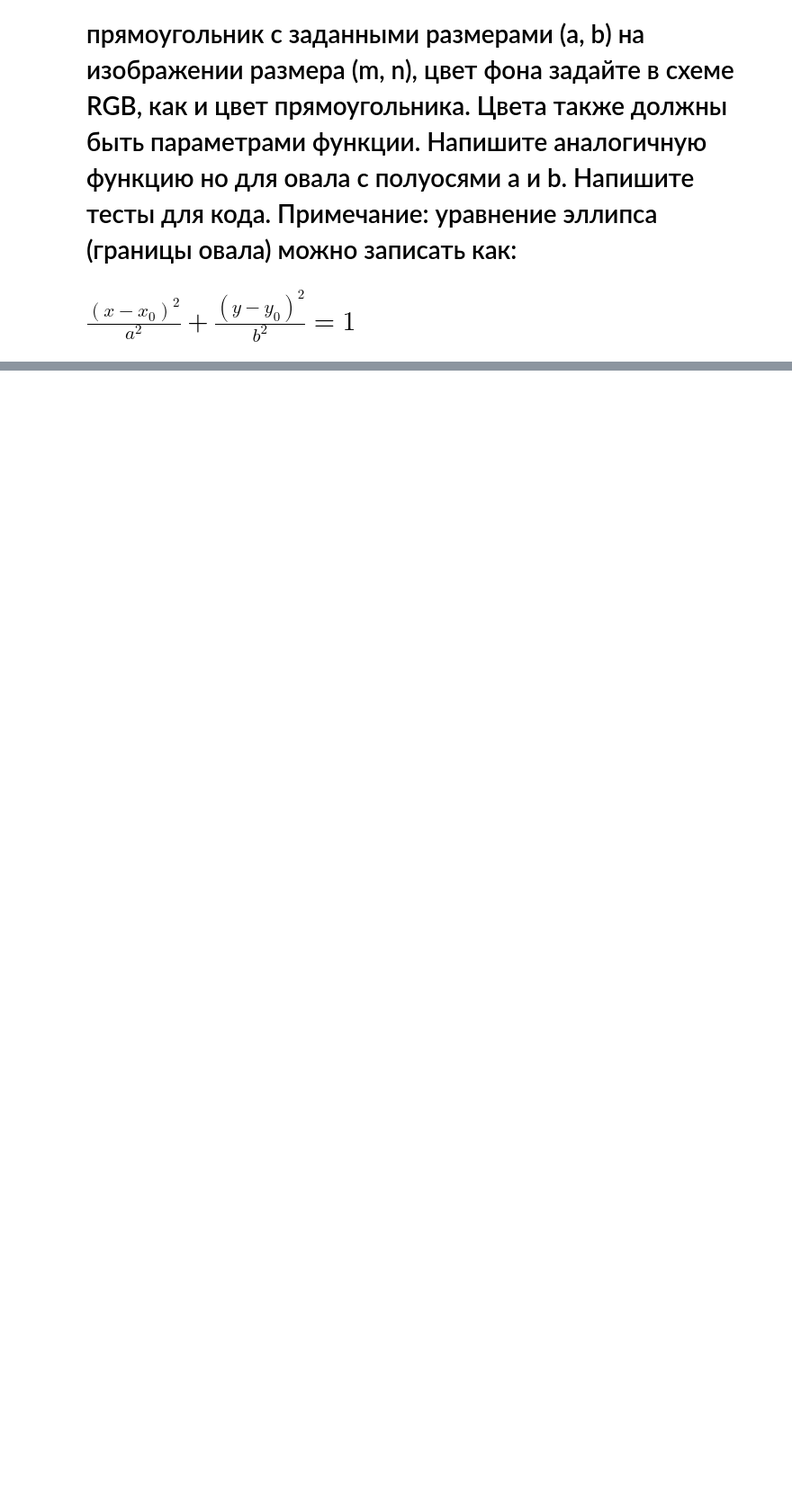
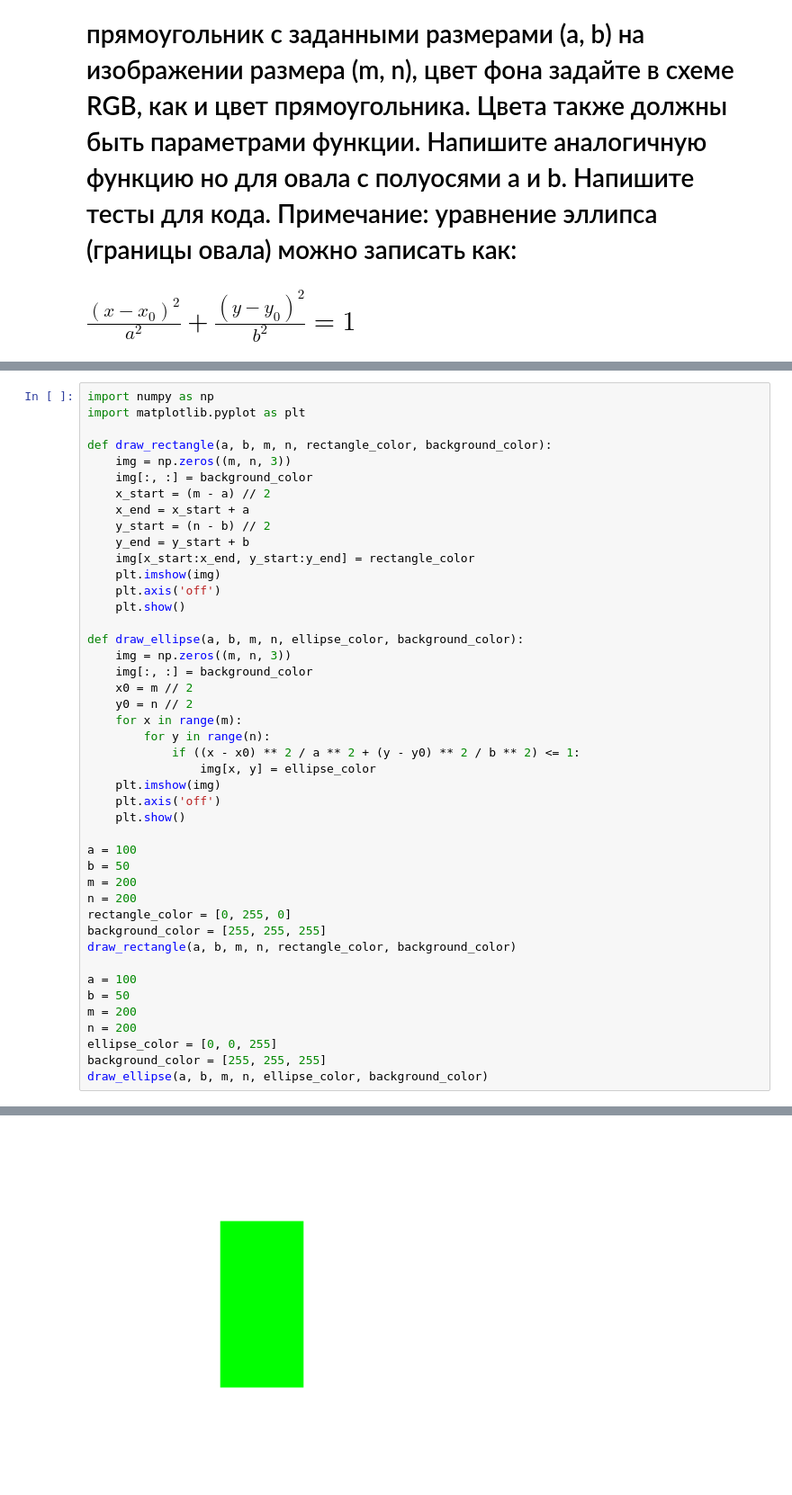
Before and after one commit to SharipovTimur8200/lab1, a Jupyter notebook: numpy.ipynb, the cells around one changed output, grey strips where cells are left out. Shown: that part at 90% size. Cells and saved outputs as stored; diff of their text form; blank space fills up the shorter version.

```diff
--- a/numpy.ipynb
+++ b/numpy.ipynb
@@ -193,0 +288,45 @@ def draw_ellipse(a, b, m, n, ellipse_color, background_color):
+# %%
+import numpy as np
+import matplotlib.pyplot as plt
+
+def draw_rectangle(a, b, m, n, rectangle_color, background_color):
+    img = np.zeros((m, n, 3))
+    img[:, :] = background_color
+    x_start = (m - a) // 2
+    x_end = x_start + a
+    y_start = (n - b) // 2
+    y_end = y_start + b
+    img[x_start:x_end, y_start:y_end] = rectangle_color
+    plt.imshow(img)
+    plt.axis('off')
+    plt.show()
+
+def draw_ellipse(a, b, m, n, ellipse_color, background_color):
+    img = np.zeros((m, n, 3))
+    img[:, :] = background_color
+    x0 = m // 2
+    y0 = n // 2
+    for x in range(m):
+        for y in range(n):
+            if ((x - x0) ** 2 / a ** 2 + (y - y0) ** 2 / b ** 2) <= 1:
+                img[x, y] = ellipse_color
+    plt.imshow(img)
+    plt.axis('off')
+    plt.show()
+
+a = 100
+b = 50
+m = 200
+n = 200
+rectangle_color = [0, 255, 0]
+background_color = [255, 255, 255]
+draw_rectangle(a, b, m, n, rectangle_color, background_color)
+
+a = 100
+b = 50
+m = 200
+n = 200
+ellipse_color = [0, 0, 255]
+background_color = [255, 255, 255]
+draw_ellipse(a, b, m, n, ellipse_color, background_color)
+# %% [output]
@@ -193,0 +334 @@ def draw_ellipse(a, b, m, n, ellipse_color, background_color):
+[figure, added]
```
Also changed, not shown: parts of 12 cells of this notebook.
